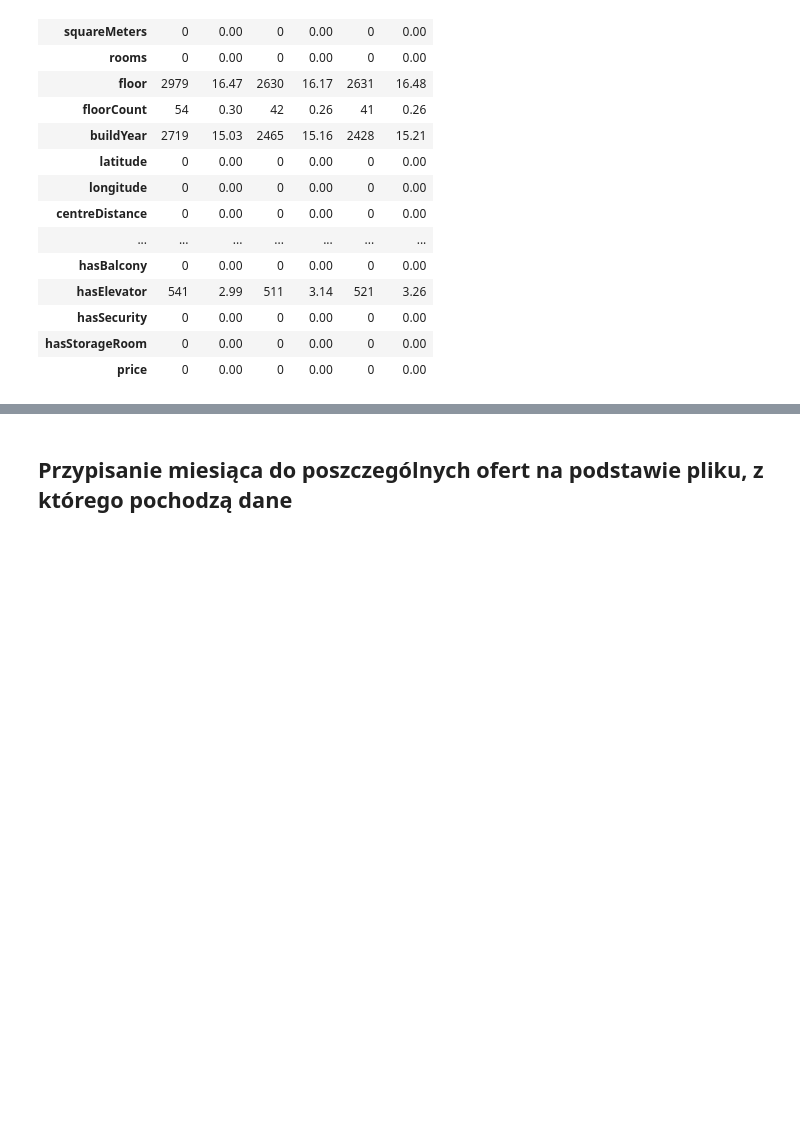
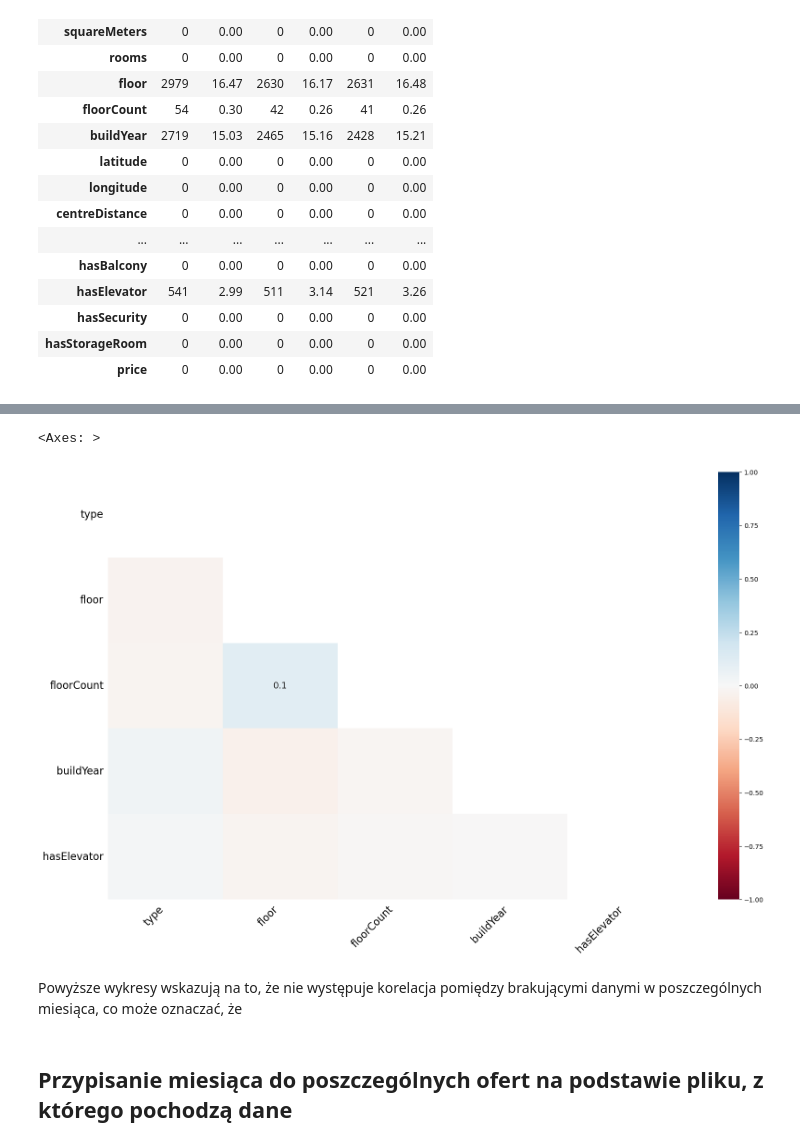
Before and after one commit to Roger1121/FlatAI, a Jupyter notebook: DataProcessing.ipynb, the cells around one changed output, grey strips where cells are left out. Cells and saved outputs as stored; diff of their text form; code cells hidden in the pictures; blank space fills up the shorter version.

```diff
--- a/DataProcessing.ipynb
+++ b/DataProcessing.ipynb
@@ -124,0 +137,5 @@ missing_values
+# %%
+msno.heatmap(data_OCT)
+# %% [output]
+<Axes: >
+[figure, added]
@@ -125,3 +147,5 @@ missing_values
+# %% [markdown]
+Powyższe wykresy wskazują na to, że nie występuje korelacja pomiędzy brakującymi danymi w poszczególnych miesiąca, co może oznaczać, że
 # %% [markdown]
 ## Przypisanie miesiąca do poszczególnych ofert na podstawie pliku, z którego pochodzą dane
 # %%
```
Also changed, not shown: parts of 34 cells of this notebook.
